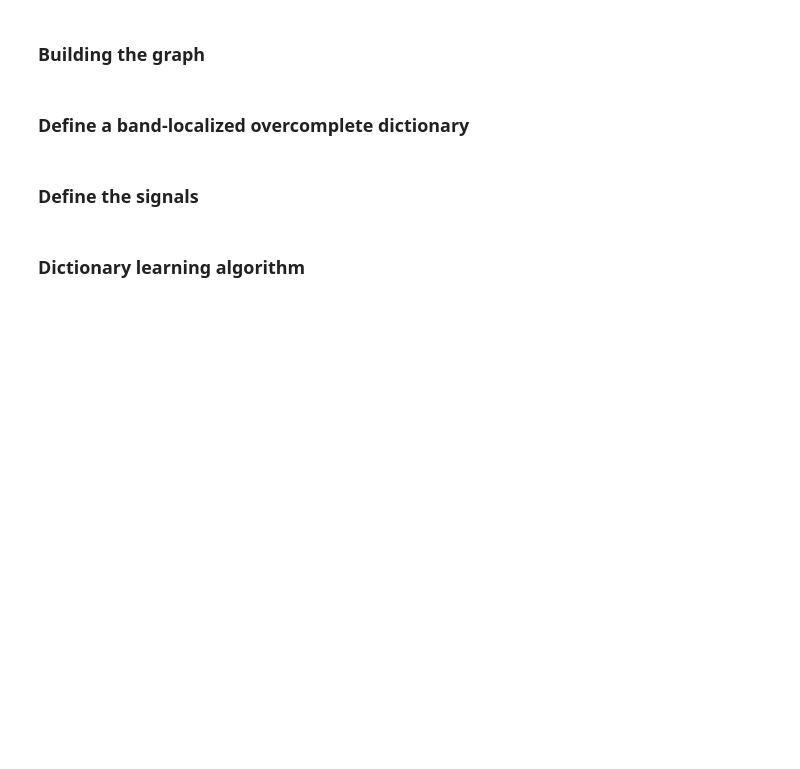
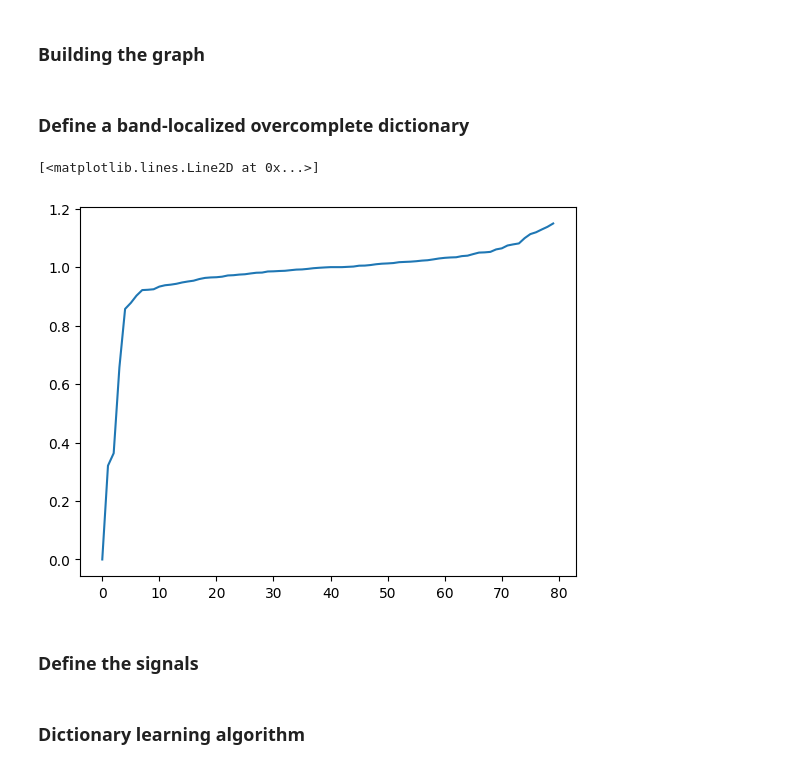
Before and after one commit to LeoDiNino97/RandomStuff, a Jupyter notebook: Graph representation learning/ParametricDictionaryLearning.ipynb, the cells around one changed output. Drawn from its saved outputs; the diff is of its cells as text; code cells hidden in the pictures; blank space fills up the shorter version.

```diff
--- a/Graph representation learning/ParametricDictionaryLearning.ipynb
+++ b/Graph representation learning/ParametricDictionaryLearning.ipynb
@@ -49,15 +53,10 @@ for i in range(N):
 
         A[i,j] = np.linalg.norm(points[i,:] - points[j,:]) <= cutoff
         A[j,i] = np.linalg.norm(points[i,:] - points[j,:]) <= cutoff
-
-        W[i,j] = GaussianKernel(points[i,:], points[j,:], theta)
-        W[j,i] = GaussianKernel(points[i,:], points[j,:], theta)
-
-W = W * A
 # %%
 D = np.diag(np.sum(A, axis = 1))
 # %%
-L = D - W
+L = D - A
 L = fractional_matrix_power(D, -0.5) @ L @ fractional_matrix_power(D, -0.5)
 # %% [markdown]
 ### Define a band-localized overcomplete dictionary
@@ -70,6 +69,12 @@ band4 = np.array(list(range(50,70)))
 bands = [band1, band2, band3, band4]
 # %%
 Lambda, U = np.linalg.eig(L)
+Lambda = np.sort(Lambda)
+# %%
+plt.plot(Lambda)
+# %% [output]
+[<matplotlib.lines.Line2D at 0x...>]
+[figure, added]
 # %%
 J = 320
 DD = np.zeros((N, J))
```
Also changed, not shown: parts of 9 cells of this notebook.
